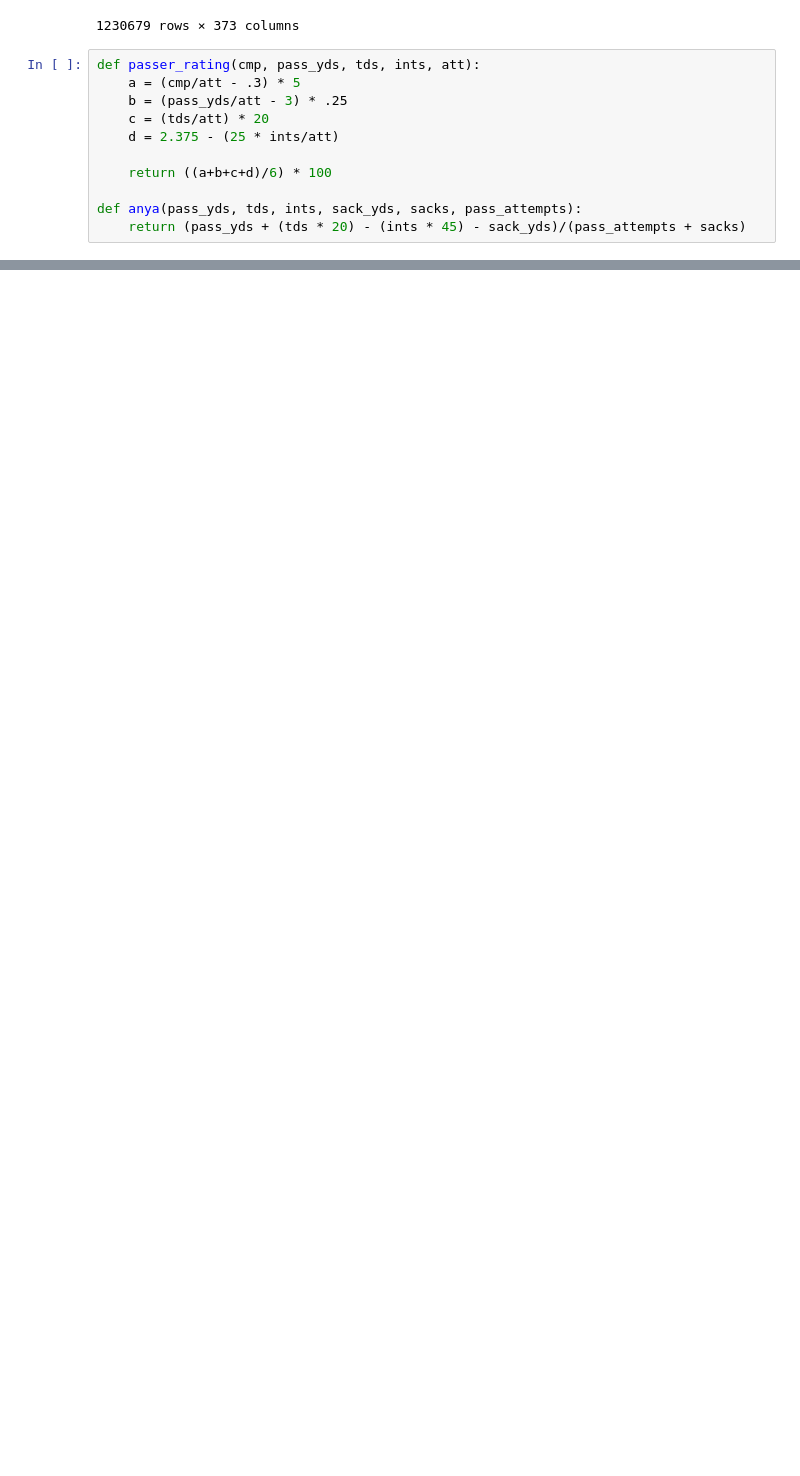
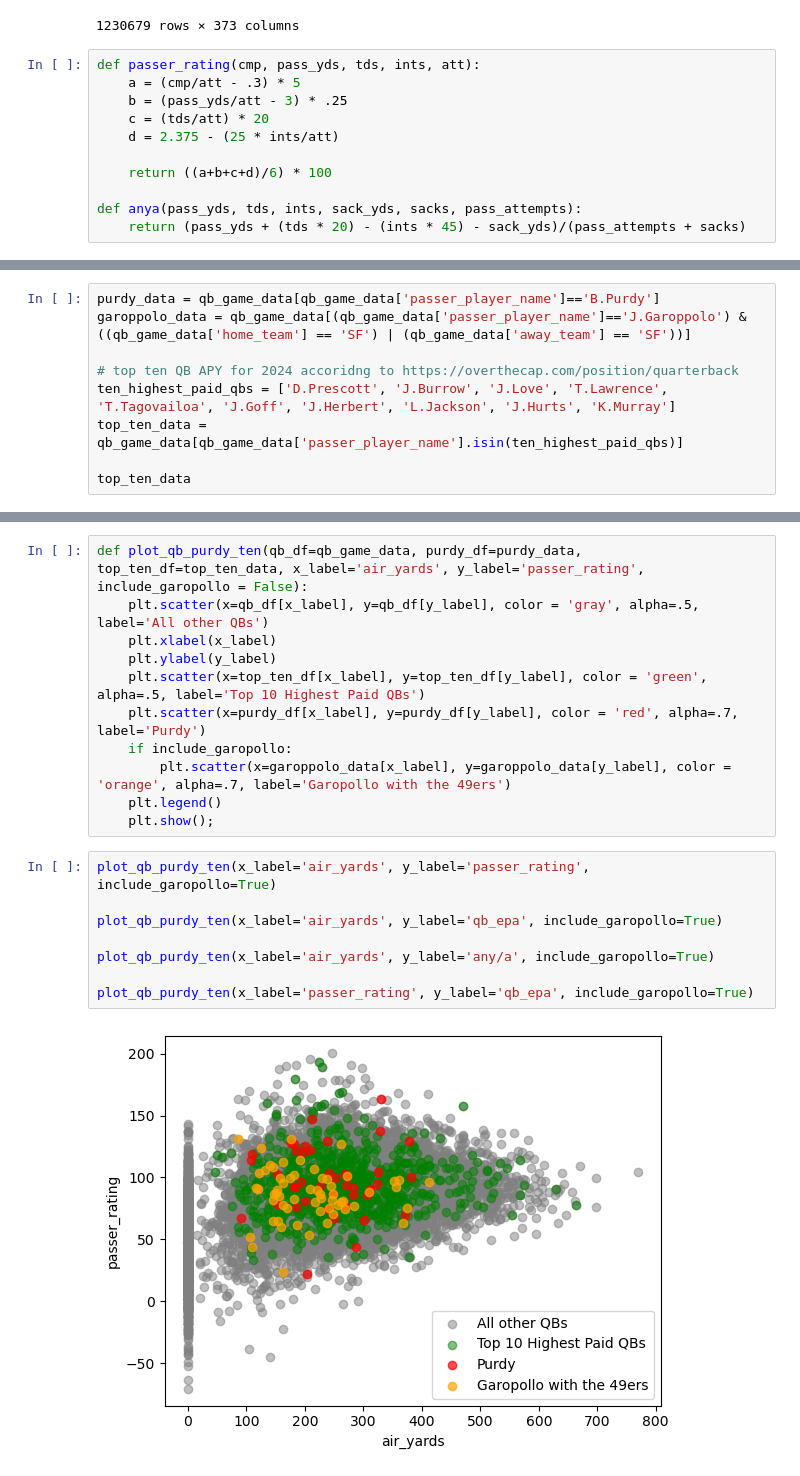
Before and after one commit to alexanderjireland/brock-purdy-mid-course-project, a Jupyter notebook: notebook/EDA_Python.ipynb, the cells around one changed output, grey strips where cells are left out. Saved outputs shown, nothing was run; the diff lists cells and outputs as text; blank space fills up the shorter version.

```diff
--- a/notebook/EDA_Python.ipynb
+++ b/notebook/EDA_Python.ipynb
@@ -78,0 +108,9 @@ qb_game_data.plot(kind='hist', x='qb_epa')
+# %%
+purdy_data = qb_game_data[qb_game_data['passer_player_name']=='B.Purdy']
+garoppolo_data = qb_game_data[(qb_game_data['passer_player_name']=='J.Garoppolo') & ((qb_game_data['home_team'] == 'SF') | (qb_game_data['away_team'] == 'SF'))]
+
+# top ten QB APY for 2024 accoridng to https://overthecap.com/position/quarterback
+ten_highest_paid_qbs = ['D.Prescott', 'J.Burrow', 'J.Love', 'T.Lawrence', 'T.Tagovailoa', 'J.Goff', 'J.Herbert', 'L.Jackson', 'J.Hurts', 'K.Murray']
+top_ten_data = qb_game_data[qb_game_data['passer_player_name'].isin(ten_highest_paid_qbs)]
+
+top_ten_data
@@ -78,0 +131,21 @@ qb_game_data.plot(kind='hist', x='qb_epa')
+# %%
+def plot_qb_purdy_ten(qb_df=qb_game_data, purdy_df=purdy_data, top_ten_df=top_ten_data, x_label='air_yards', y_label='passer_rating', include_garopollo = False):
+    plt.scatter(x=qb_df[x_label], y=qb_df[y_label], color = 'gray', alpha=.5, label='All other QBs')
+    plt.xlabel(x_label)
+    plt.ylabel(y_label)
+    plt.scatter(x=top_ten_df[x_label], y=top_ten_df[y_label], color = 'green', alpha=.5, label='Top 10 Highest Paid QBs')
+    plt.scatter(x=purdy_df[x_label], y=purdy_df[y_label], color = 'red', alpha=.7, label='Purdy')
+    if include_garopollo:
+        plt.scatter(x=garoppolo_data[x_label], y=garoppolo_data[y_label], color = 'orange', alpha=.7, label='Garopollo with the 49ers')
+    plt.legend()
+    plt.show();
+# %%
+plot_qb_purdy_ten(x_label='air_yards', y_label='passer_rating', include_garopollo=True)
+
+plot_qb_purdy_ten(x_label='air_yards', y_label='qb_epa', include_garopollo=True)
+
+plot_qb_purdy_ten(x_label='air_yards', y_label='any/a', include_garopollo=True)
+
+plot_qb_purdy_ten(x_label='passer_rating', y_label='qb_epa', include_garopollo=True)
+# %% [output]
+[figure, added]
```
Also changed, not shown: parts of 14 cells of this notebook.
